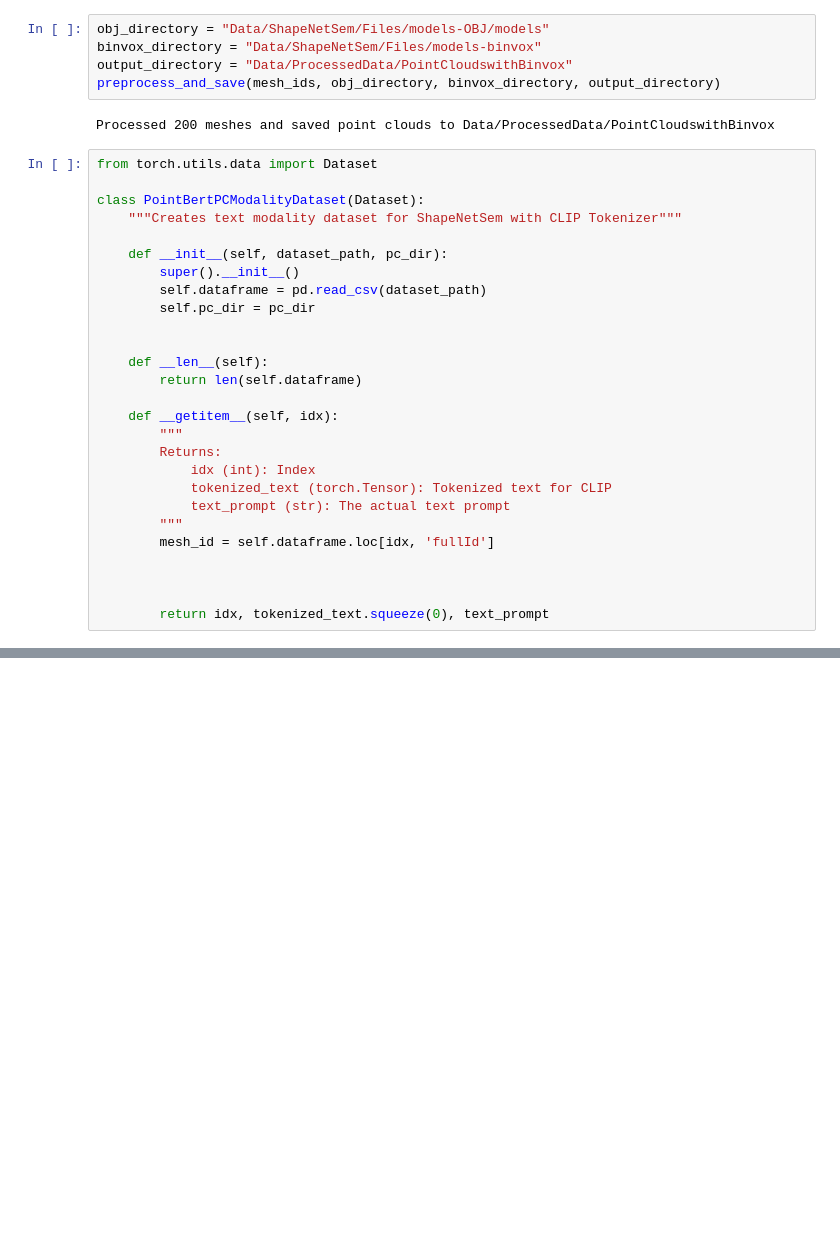
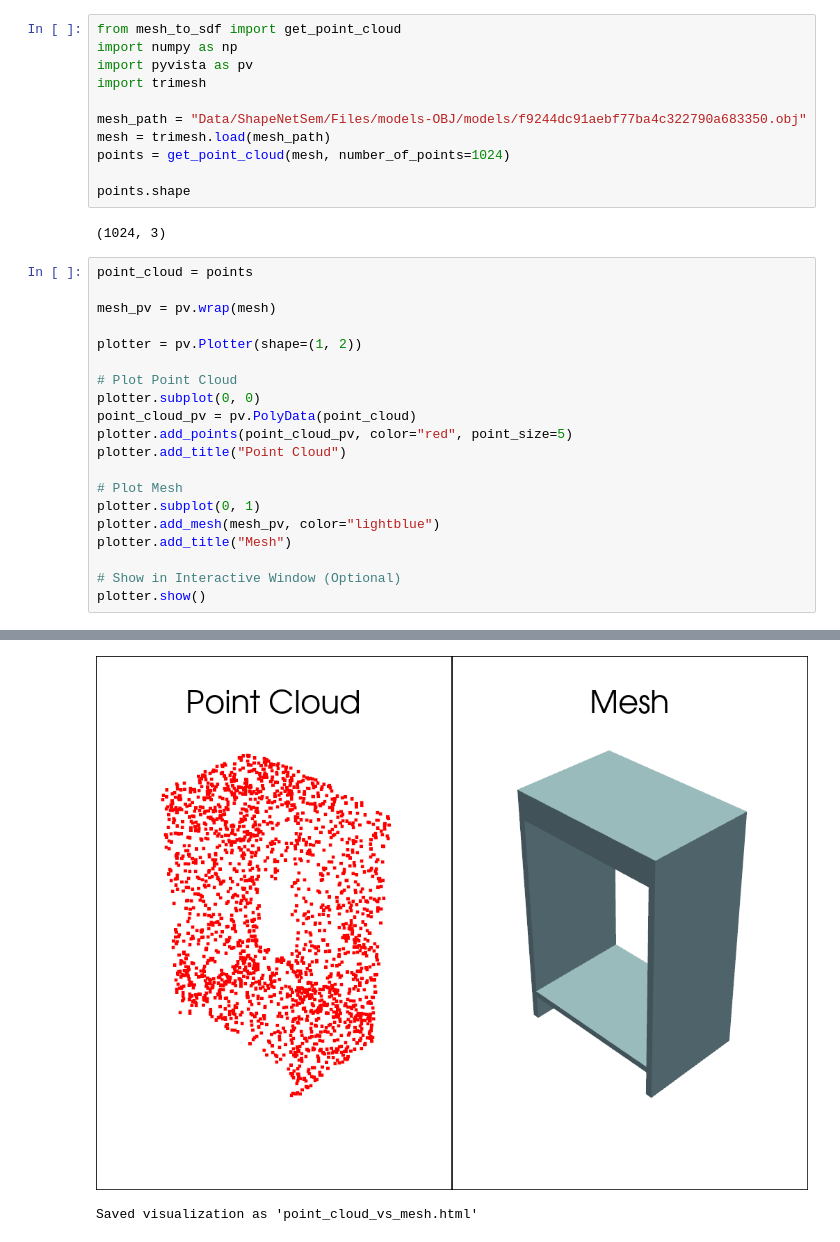
Before and after one commit to rishabhrao12/multimodal-3d-gen, a Jupyter notebook: preprocessing_3d.ipynb, the cells around one changed output, grey strips where cells are left out. Saved outputs shown, nothing was run; the diff lists cells and outputs as text; blank space fills up the shorter version.

Commit message:
Preprocessing trials and mesh vs pc visualisation

```diff
--- a/preprocessing_3d.ipynb
+++ b/preprocessing_3d.ipynb
@@ -142,34 +1,34 @@ def preprocess_and_save(mesh_ids, obj_dir, binvox_dir, output_dir, num_points=10
-# %%
-obj_directory = "Data/ShapeNetSem/Files/models-OBJ/models"
-binvox_directory = "Data/ShapeNetSem/Files/models-binvox"
-output_directory = "Data/ProcessedData/PointCloudswithBinvox"
-preprocess_and_save(mesh_ids, obj_directory, binvox_directory, output_directory)
-# %% [output]
-Processed 200 meshes and saved point clouds to Data/ProcessedData/PointCloudswithBinvox
-# %%
-from torch.utils.data import Dataset
-
-class PointBertPCModalityDataset(Dataset):
-    """Creates text modality dataset for ShapeNetSem with CLIP Tokenizer"""
-
-    def __init__(self, dataset_path, pc_dir):
-        super().__init__()
-        self.dataframe = pd.read_csv(dataset_path)
-        self.pc_dir = pc_dir
-
-
-    def __len__(self):
-        return len(self.dataframe)
-
-    def __getitem__(self, idx):
-        """
-        Returns:
-            idx (int): Index
-            tokenized_text (torch.Tensor): Tokenized text for CLIP
-            text_prompt (str): The actual text prompt
-        """
-        mesh_id = self.dataframe.loc[idx, 'fullId']
-
-
-
-        return idx, tokenized_text.squeeze(0), text_prompt
+# %%
+from mesh_to_sdf import get_point_cloud
+import numpy as np
+import pyvista as pv
+import trimesh
+
+mesh_path = "Data/ShapeNetSem/Files/models-OBJ/models/f9244dc91aebf77ba4c322790a683350.obj"
+mesh = trimesh.load(mesh_path)
+points = get_point_cloud(mesh, number_of_points=1024)
+
+points.shape
+# %% [output]
+(1024, 3)
+# %%
+point_cloud = points
+
+mesh_pv = pv.wrap(mesh)
+
+plotter = pv.Plotter(shape=(1, 2))
+
+# Plot Point Cloud
+plotter.subplot(0, 0)
+point_cloud_pv = pv.PolyData(point_cloud)
+plotter.add_points(point_cloud_pv, color="red", point_size=5)
+plotter.add_title("Point Cloud")
+
+# Plot Mesh
+plotter.subplot(0, 1)
+plotter.add_mesh(mesh_pv, color="lightblue")
+plotter.add_title("Mesh")
+
+# Show in Interactive Window (Optional)
+plotter.show()
+# %% [output]
@@ -175,0 +39,2 @@ class PointBertPCModalityDataset(Dataset):
+[figure, added]
+Saved visualization as 'point_cloud_vs_mesh.html'
```
Also changed, not shown: parts of 8 cells of this notebook.
